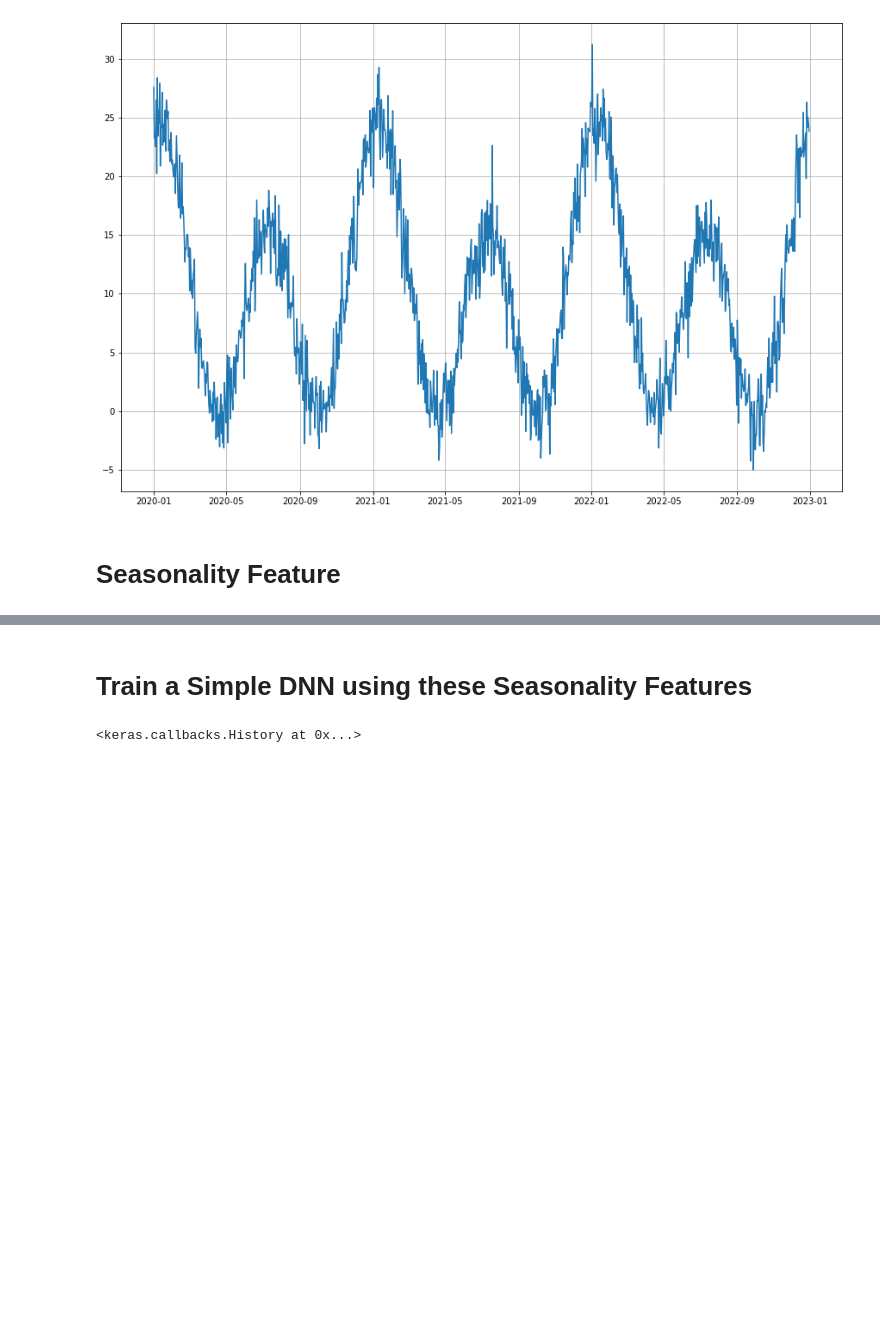
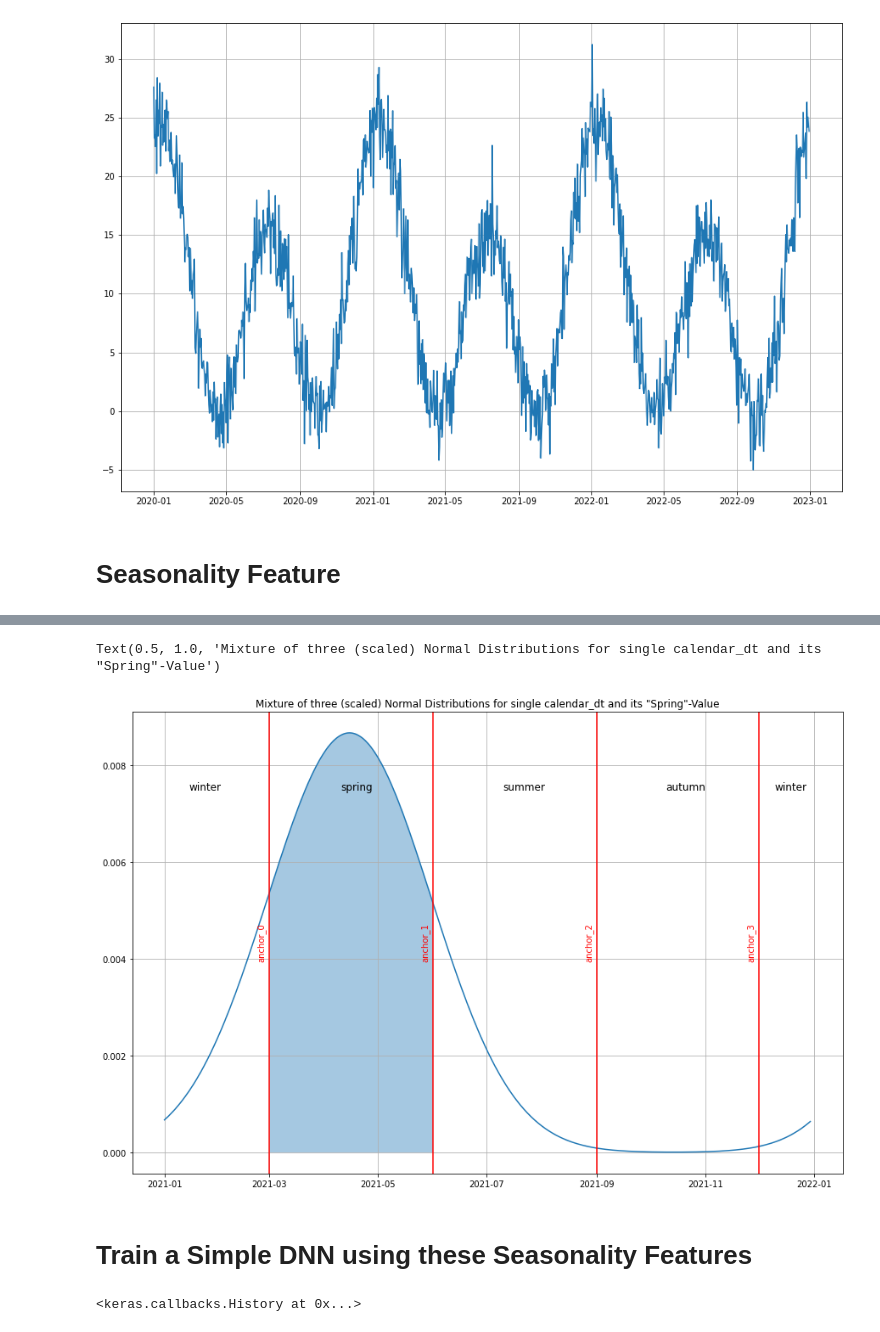
Before and after one commit to raphi1790/data-science-blog, a Jupyter notebook: encoding_calendar_dt/part_2/code_example/seasonality_example.ipynb, the cells around one changed output, grey strips where cells are left out. Drawn from its saved outputs; the diff is of its cells as text; code cells hidden in the pictures; blank space fills up the shorter version.

```diff
--- a/encoding_calendar_dt/part_2/code_example/seasonality_example.ipynb
+++ b/encoding_calendar_dt/part_2/code_example/seasonality_example.ipynb
@@ -168,3 +199,21 @@ plt.legend()
+# %%
+plt.figure(figsize=(15,10))
+plot_series(days_1, gauss_values_1, label=str(example_date_1.date()))
+for idx, anchor in enumerate(anchors_2021):
+    plt.axvline(anchor, color='red')
+    plt.text(anchor-timedelta(days=7),0.004,'anchor_'+str(idx), rotation=90,color='red')
+plt.fill_between(days_1[59:152], gauss_values_1[59:152],  alpha=0.4)
+plt.text(datetime(2021,1,15), 0.0075, 'winter', size=12)
+plt.text(datetime(2021,4,10), 0.0075, 'spring', size=12)
+plt.text(datetime(2021,7,10), 0.0075, 'summer', size=12)
+plt.text(datetime(2021,10,10), 0.0075, 'autumn', size=12)
+plt.text(datetime(2021,12,10), 0.0075, 'winter', size=12)
+plt.title('Mixture of three (scaled) Normal Distributions for single calendar_dt and its "Spring"-Value')
+# %% [output]
+Text(0.5, 1.0, 'Mixture of three (scaled) Normal Distributions for single calendar_dt and its "Spring"-Value')
+[figure, added]
+# %% [markdown]
+# Train a Simple DNN using these Seasonality Features
 # %%
 features =[]
 for date in dates:
@@ -173,8 +222,6 @@ for date in dates:
     features.append(seasonal_feature)
 
 features = np.array(features)
-# %% [markdown]
-# Train a Simple DNN using these Seasonality Features
 # %%
 split_time = 720
 train_features = features[:split_time]
```
Also changed, not shown: parts of 10 cells of this notebook.
